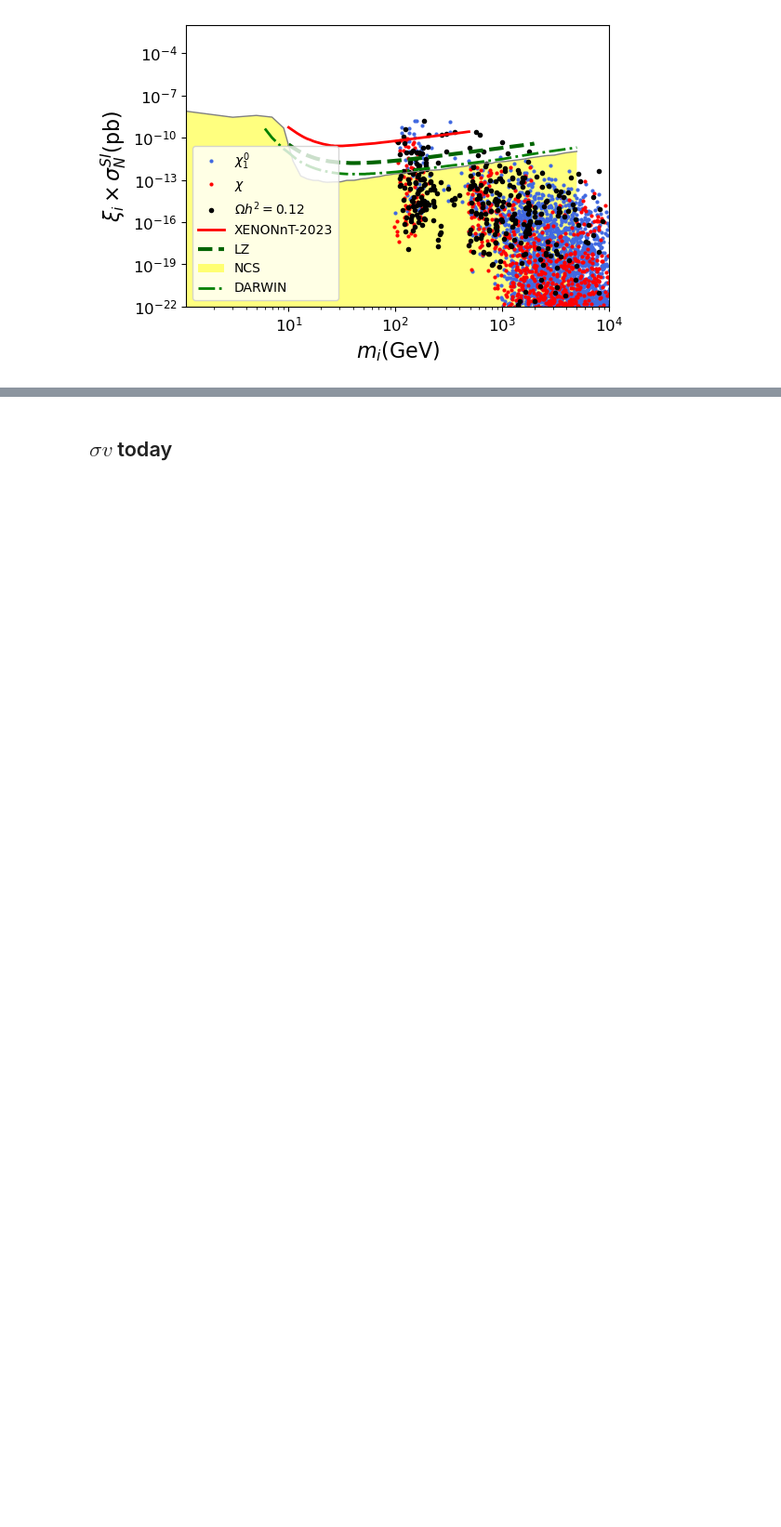
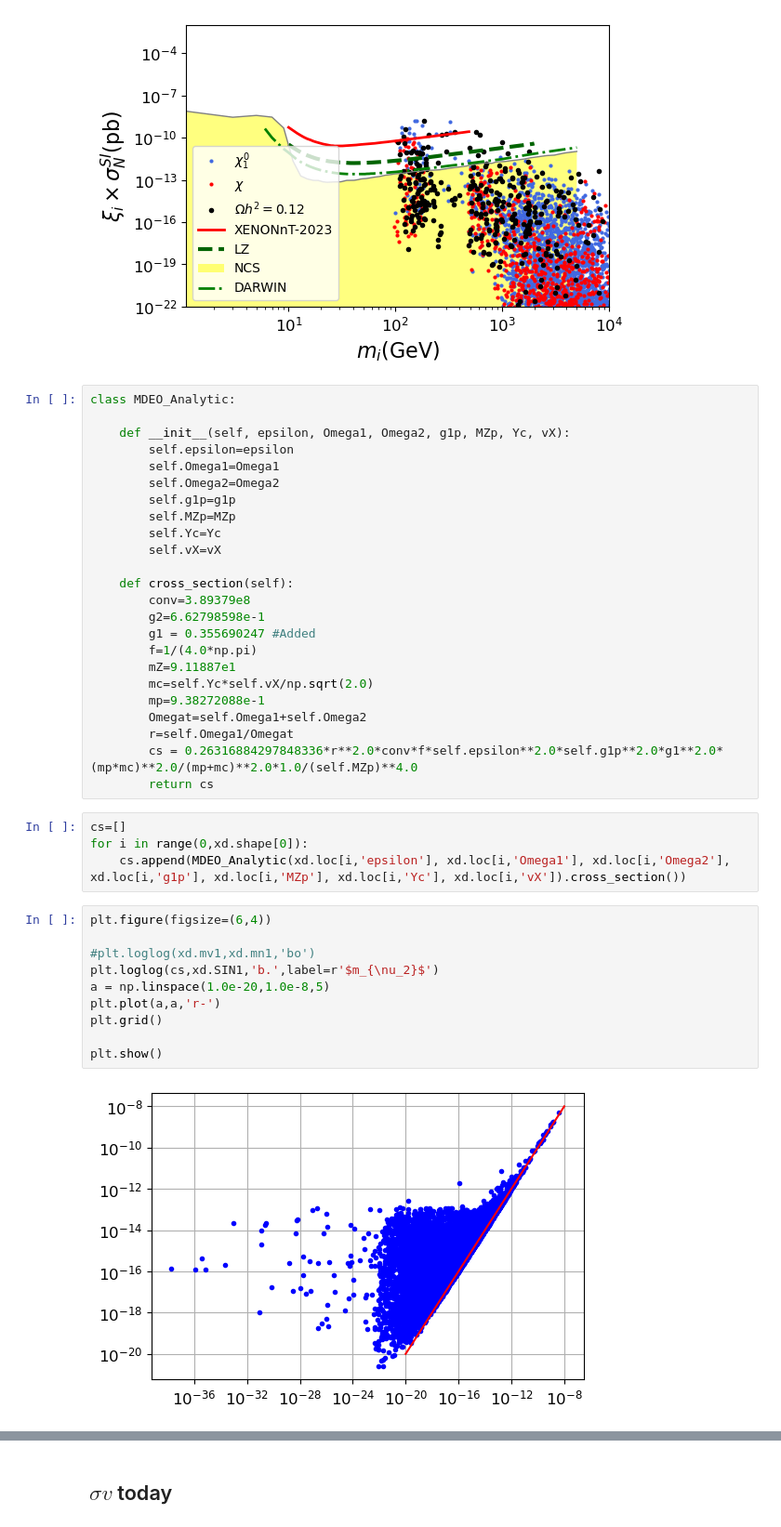
Before and after one commit to davidsuarezr/MDEO, a Jupyter notebook: random-scan-v3.ipynb, the cells around one changed output, grey strips where cells are left out. Shown at 93% size. Cells and saved outputs as stored; diff of their text form; blank space fills up the shorter version.

```diff
--- a/random-scan-v3.ipynb
+++ b/random-scan-v3.ipynb
@@ -451,3 +429,43 @@ plt.tight_layout()
 plt.show()
 # %% [output]
 [figure]
+# %%
+class MDEO_Analytic:
+
+    def __init__(self, epsilon, Omega1, Omega2, g1p, MZp, Yc, vX):
+        self.epsilon=epsilon
+        self.Omega1=Omega1
+        self.Omega2=Omega2
+        self.g1p=g1p
+        self.MZp=MZp
+        self.Yc=Yc
+        self.vX=vX
+
+    def cross_section(self):
+        conv=3.89379e8
+        g2=6.62798598e-1
+        g1 = 0.355690247 #Added
+        f=1/(4.0*np.pi)
+        mZ=9.11887e1
+        mc=self.Yc*self.vX/np.sqrt(2.0)
+        mp=9.38272088e-1
+        Omegat=self.Omega1+self.Omega2
+        r=self.Omega1/Omegat
+        cs = 0.26316884297848336*r**2.0*conv*f*self.epsilon**2.0*self.g1p**2.0*g1**2.0*(mp*mc)**2.0/(mp+mc)**2.0*1.0/(self.MZp)**4.0
+        return cs
+# %%
+cs=[]
+for i in range(0,xd.shape[0]):
+    cs.append(MDEO_Analytic(xd.loc[i,'epsilon'], xd.loc[i,'Omega1'], xd.loc[i,'Omega2'], xd.loc[i,'g1p'], xd.loc[i,'MZp'], xd.loc[i,'Yc'], xd.loc[i,'vX']).cross_section())
+# %%
+plt.figure(figsize=(6,4))
+
+#plt.loglog(xd.mv1,xd.mn1,'bo')
+plt.loglog(cs,xd.SIN1,'b.',label=r'$m_{\nu_2}$')
+a = np.linspace(1.0e-20,1.0e-8,5)
+plt.plot(a,a,'r-')
+plt.grid()
+
+plt.show()
+# %% [output]
+[figure, added]
```
Also changed, not shown: parts of 6 cells of this notebook.
